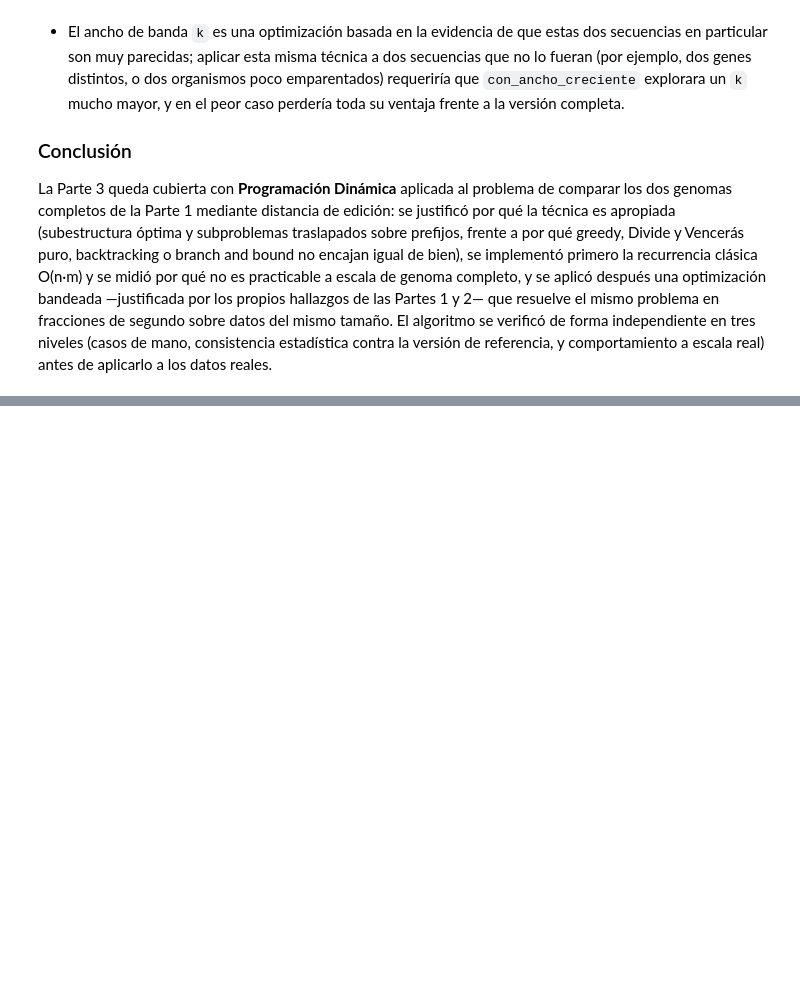
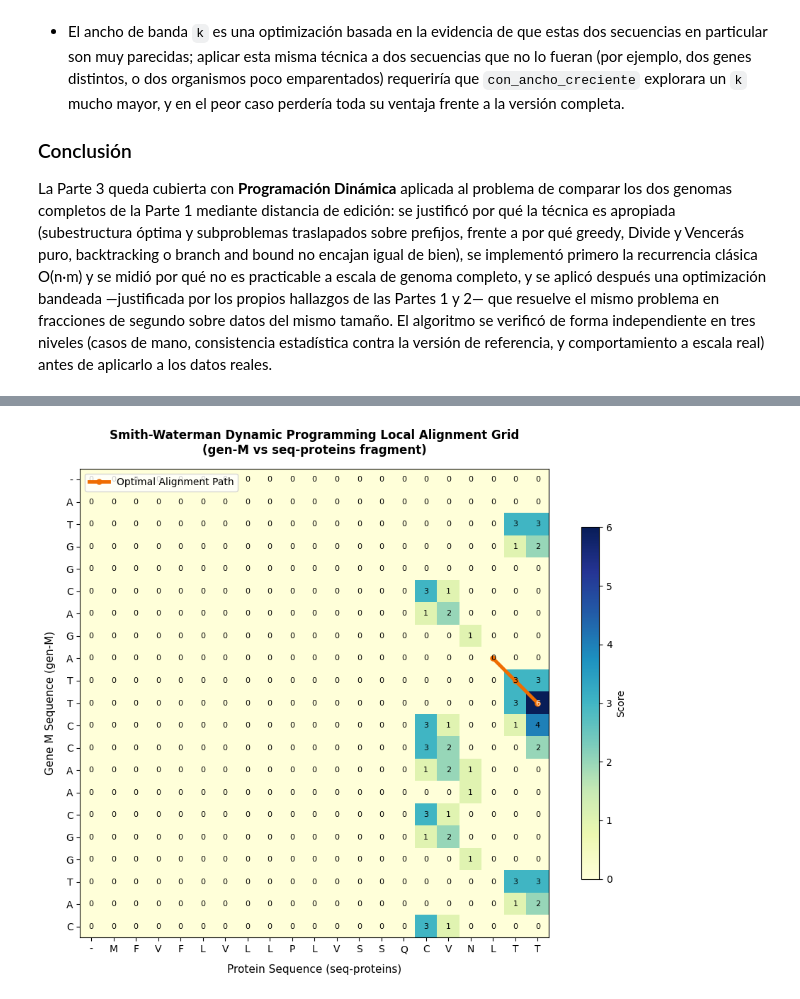
Before and after one commit to Gugoraaa/algorithmic_analysis, a Jupyter notebook: analisis_secuencias_sars_cov_2.ipynb, the cells around one changed output, grey strips where cells are left out. Saved outputs shown, nothing was run; the diff lists cells and outputs as text; code cells hidden in the pictures; blank space fills up the shorter version.

```diff
--- a/analisis_secuencias_sars_cov_2.ipynb
+++ b/analisis_secuencias_sars_cov_2.ipynb
@@ -1959,0 +2694,99 @@ comportamiento a escala real) antes de aplicarlo a los datos reales.
+# %%
+import numpy as np
+import matplotlib.pyplot as plt
+
+def smith_waterman_with_matrix(seq1, seq2, match=3, mismatch=-2, gap=-2):
+    n, m = len(seq1), len(seq2)
+    score_matrix = np.zeros((n + 1, m + 1))
+    traceback = np.zeros((n + 1, m + 1), dtype=int)
+
+    max_score = 0
+    max_pos = (0, 0)
+
+    for i in range(1, n + 1):
+        for j in range(1, m + 1):
+            score_match = score_matrix[i-1][j-1] + (match if seq1[i-1] == seq2[j-1] else mismatch)
+            score_delete = score_matrix[i-1][j] + gap
+            score_insert = score_matrix[i][j-1] + gap
+
+            cell_score = max(0, score_match, score_delete, score_insert)
+            score_matrix[i][j] = cell_score
+
+            if cell_score > max_score:
+                max_score = cell_score
+                max_pos = (i, j)
+
+            if cell_score == 0:
+                traceback[i][j] = 0
+            elif cell_score == score_match:
+                traceback[i][j] = 1
+            elif cell_score == score_delete:
+                traceback[i][j] = 2
+            else:
+                traceback[i][j] = 3
+
+    # Backtracking path
+    path = []
+    i, j = max_pos
+    if max_score > 0:
+        path.append((i, j))
+    while i > 0 and j > 0 and score_matrix[i][j] > 0:
+        direction = traceback[i][j]
+        if direction == 1:
+            i -= 1
+            j -= 1
+        elif direction == 2:
+            i -= 1
+        elif direction == 3:
+            j -= 1
+        else:
+            break
+        path.append((i, j))
+
+    return score_matrix, path, max_score
+
+# 1. Define small fragments for perfect visualization
+fragment_m = SECUENCIAS_INTEGRADAS["gen-M.txt"][:20]
+fragment_prot = SECUENCIAS_INTEGRADAS["seq-proteins.txt"][:20]
+
+# 2. Run local alignment
+score_mat, path, max_score = smith_waterman_with_matrix(fragment_m, fragment_prot, match=3, mismatch=-1, gap=-2)
+
+# 3. Create clean and highly professional plot
+fig, ax = plt.subplots(figsize=(10, 8))
+im = ax.imshow(score_mat, cmap="YlGnBu", interpolation="nearest")
+
+# Show ticks as characters of sequences
+x_labels = ["-"] + list(fragment_prot)
+y_labels = ["-"] + list(fragment_m)
+
+ax.set_xticks(np.arange(len(x_labels)))
+ax.set_yticks(np.arange(len(y_labels)))
+ax.set_xticklabels(x_labels, fontsize=10)
+ax.set_yticklabels(y_labels, fontsize=10)
+
+# Rotate the tick labels and set their alignment.
+plt.setp(ax.get_xticklabels(), rotation=0, ha="center", rotation_mode="anchor")
+
+# Add score numbers to individual cells
+for i in range(score_mat.shape[0]):
+    for j in range(score_mat.shape[1]):
+        ax.text(j, i, int(score_mat[i, j]), ha="center", va="center",
+                color="black" if score_mat[i, j] < (max_score * 0.7) else "white",
+                fontsize=8)
+
+# 4. Superimpose optimal traceback path
+if path:
+    py, px = zip(*path)
+    ax.plot(px, py, color="#ef6c00", linewidth=3.5, label="Optimal Alignment Path", marker="o", markersize=5)
+    ax.legend(loc="upper left", fontsize=10)
+
+ax.set_title("Smith-Waterman Dynamic Programming Local Alignment Grid\n(gen-M vs seq-proteins fragment)", fontsize=12, fontweight="bold", pad=15)
+ax.set_xlabel("Protein Sequence (seq-proteins)", fontsize=11, labelpad=10)
+ax.set_ylabel("Gene M Sequence (gen-M)", fontsize=11, labelpad=10)
+fig.colorbar(im, ax=ax, shrink=0.75, label="Score")
+
+plt.tight_layout()
+plt.show()
+# %% [output]
+[figure, added]
```
Also changed, not shown: parts of 38 cells of this notebook, 1 other file.
